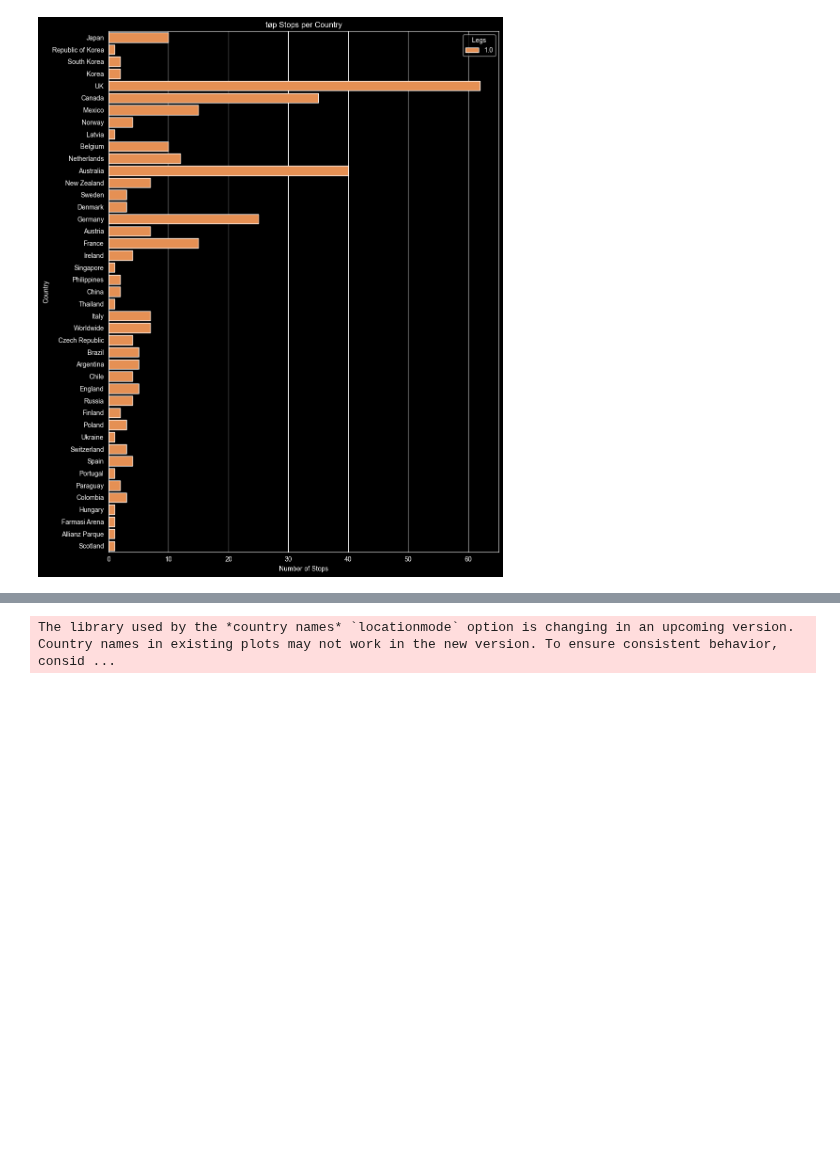
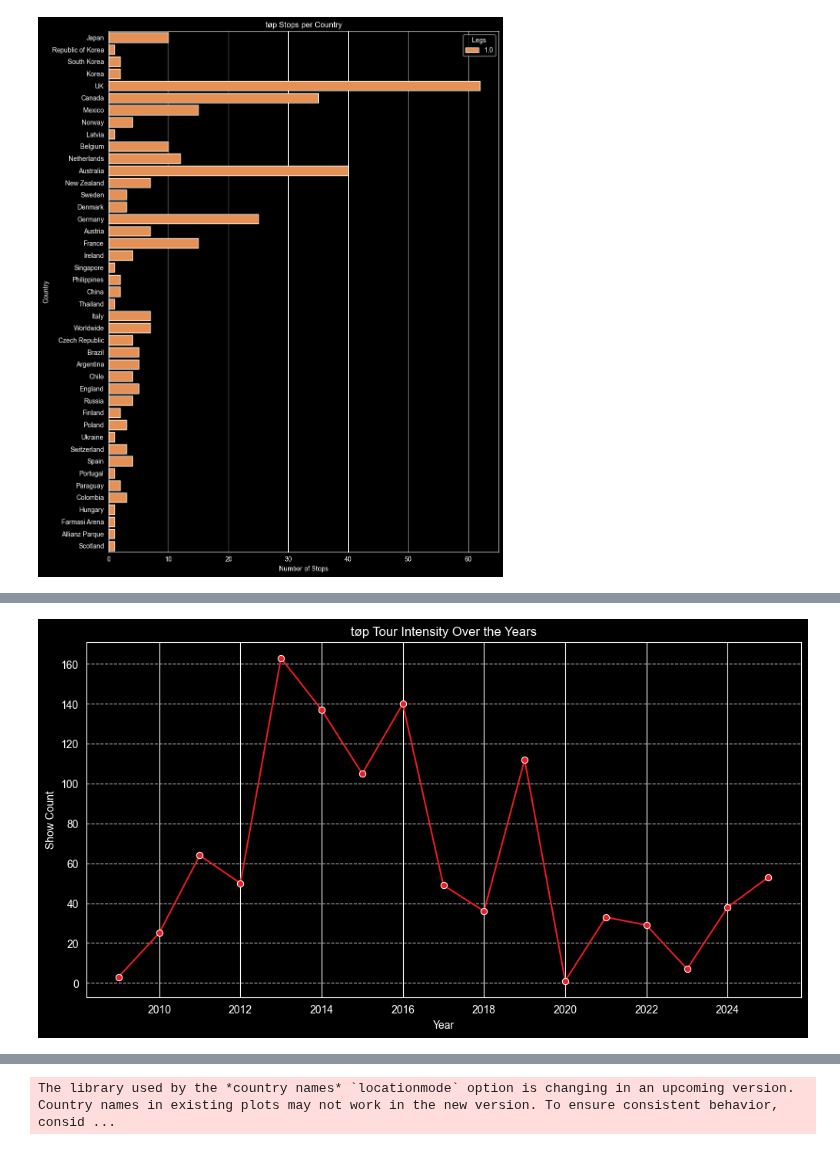
Before and after one commit to MeredithClikkie/torchbearerlab.github.io, a Jupyter notebook: TØPTourStops.ipynb, the cells around one changed output, grey strips where cells are left out. Cells and saved outputs as stored; diff of their text form; code cells hidden in the pictures; blank space fills up the shorter version.

```diff
--- a/TØPTourStops.ipynb
+++ b/TØPTourStops.ipynb
@@ -280,3 +280,6 @@ plt.tight_layout()
 plt.show()
 # %% [output]
 [figure]
+# %%
+# Create Date and Time columns
+df1["Date"] = pd.to_datetime(df1["Date"], errors='coerce')
@@ -282,0 +300,14 @@ plt.show()
+# %%
+# Convert your date column to datetime if you haven't yet
+df1['Date'] = pd.to_datetime(df1['Date'])
+df1['Year'] = df1['Date'].dt.year
+
+plt.figure(figsize=(12, 6))
+# Line plot showing the number of shows per year
+sns.lineplot(data=df1.groupby('Year').size().reset_index(name='Show Count'), x='Year', y='Show Count', marker='o', color='#EC1D24')
+
+plt.title('tøp Tour Intensity Over the Years')
+plt.grid(axis='y', linestyle='--', alpha=0.7)
+plt.show()
+# %% [output]
+[figure, added]
```
Also changed, not shown: parts of 17 cells of this notebook, 1 other file.
